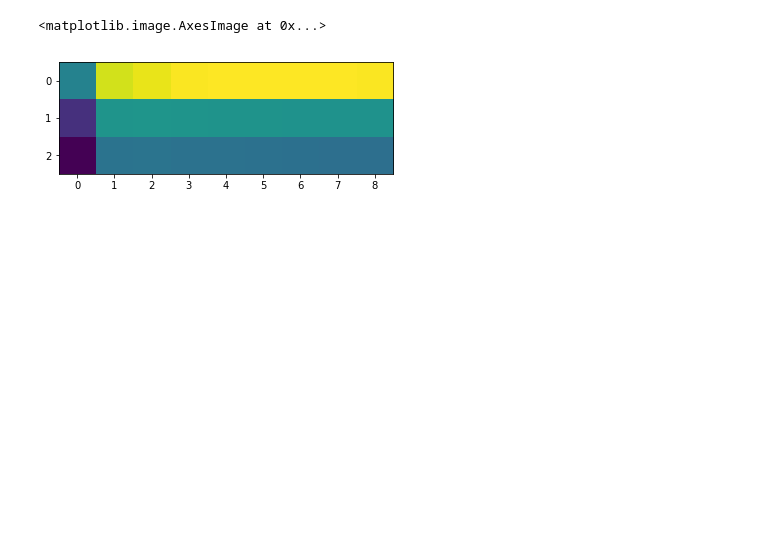
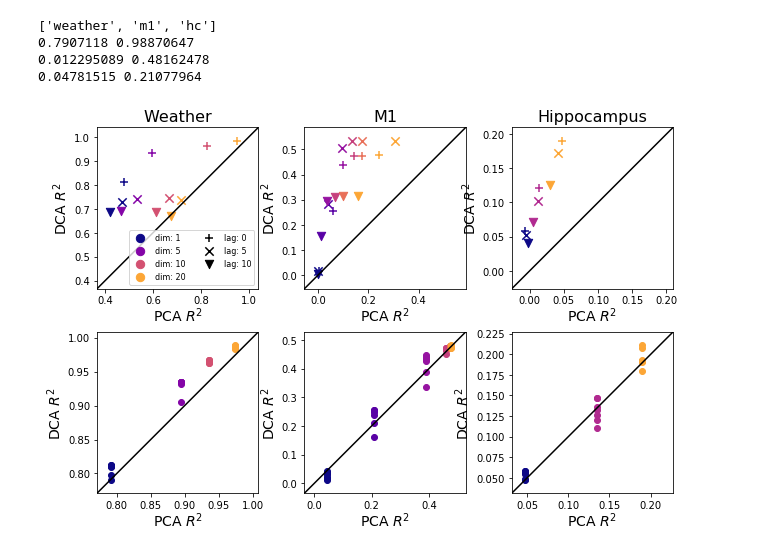
Before and after one commit to BouchardLab/DynamicalComponentsAnalysis, a Jupyter notebook: notebooks/NeuralData.ipynb, the cells around one changed output. Cells and saved outputs as stored; diff of their text form; code cells hidden in the pictures; blank space fills up the shorter version.

Commit message:
Working on decoding figure

```diff
--- a/notebooks/NeuralData.ipynb
+++ b/notebooks/NeuralData.ipynb
@@ -4,9 +4,3 @@ import h5py
 import matplotlib.pyplot as plt
 
 RESULTS_FILENAME = "good_results.hdf5"
-# %%
-f = h5py.File(RESULTS_FILENAME, "r")
-plt.imshow(np.mean(f["weather"]["results"], axis=(0,1)))
-# %% [output]
-<matplotlib.image.AxesImage at 0x...>
-[figure, removed]
@@ -70,0 +102,30 @@ def plot_delta_r2(ax, results, dset_idx=0, T_idx=0, leftmost_ax=False):
+# %%
+f = h5py.File(RESULTS_FILENAME, "r")
+
+ax1, ax2, ax3, ax4, ax5, ax6 = decoding_fix_axes(fig_width=8, fig_height=4, wpad_edge=0, wpad_mid=0.08, hpad_edge=0, hpad_mid=0.15)
+#plt.gcf().set_facecolor("red")
+
+dsets = ["weather", "m1", "hc"]
+print(dsets)
+axes_top = (ax1, ax2, ax3)
+axes_bottom = (ax4, ax5, ax6)
+
+titles = {"hc": "Hippocampus", "m1": "M1", "weather": "Weather"}
+for dset_idx in range(len(dsets)):
+    ax = axes_top[dset_idx]
+    dset = dsets[dset_idx]
+    r2_vals = f[dset]["results"][:]
+    dim_vals = f[dset].attrs["dim_vals"]
+    offset_vals = f[dset].attrs["offset_vals"]
+    num_cv_folds = f[dset].attrs["num_cv_folds"]
+    T_pi_vals = f[dset].attrs["T_pi_vals"]
+    legend = (dset_idx == 0)
+    scatter_r2_vals(r2_vals, 5, dim_vals, offset_vals, ax=ax, legend=legend)
+    ax.set_title(titles[dset], fontsize=16)
+    plot_pi_vs_T(r2_vals, T_pi_vals, dim_vals, ax=axes_bottom[dset_idx])
+# %% [output]
+['weather', 'm1', 'hc']
+0.7907118 0.98870647
+0.012295089 0.48162478
+0.04781515 0.21077964
+[figure, added]
```
Also changed, not shown: parts of 4 cells of this notebook, 2 other files.
